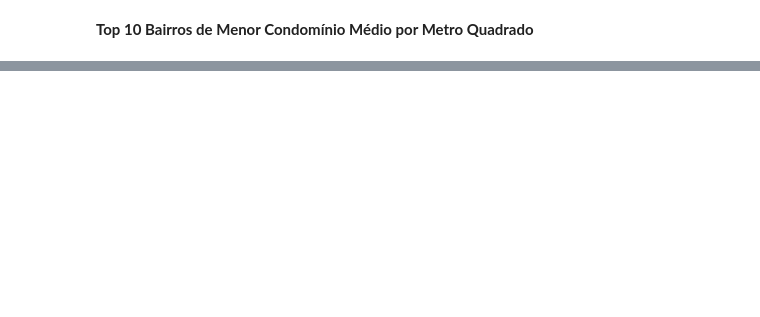
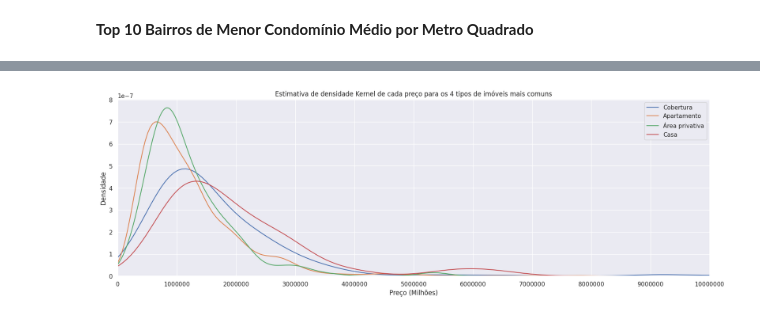
Before and after one commit to arthurlm1234/Estudo-Residencial-BH, a Jupyter notebook: plots.ipynb, the cells around one changed output, grey strips where cells are left out. Cells and saved outputs as stored; diff of their text form; code cells hidden in the pictures; blank space fills up the shorter version.

```diff
--- a/plots.ipynb
+++ b/plots.ipynb
@@ -145,0 +224,15 @@ plt.show()
+# %%
+sns.set(style="darkgrid")
+
+plt.figure(figsize=(10, 8))
+sns.histplot(data=df, x="Preço", kde=True, bins=500)
+
+plt.title("Histograma preços")
+plt.ylabel('Frequencia')
+
+plt.xlim(0, 10000000)
+
+formatter = ticker.FuncFormatter(lambda x, pos: f'{x/1000000:.0f}M')
+plt.gca().xaxis.set_major_formatter(formatter)
+
+plt.show()
@@ -145,0 +241,34 @@ plt.show()
+# %%
+import pandas as pd
+import seaborn as sns
+import matplotlib.pyplot as plt
+from matplotlib.ticker import ScalarFormatter, MultipleLocator
+
+housing_types = ['Cobertura', 'Apartamento', 'Área privativa', 'Casa']
+filtered_data = df[df['Tipo Imóvel'].isin(housing_types)]
+
+plt.figure(figsize=(20, 6))
+
+for housing_type in housing_types:
+    data = filtered_data[filtered_data['Tipo Imóvel'] == housing_type]['Preço']
+    sns.kdeplot(data, label=housing_type, clip=(0, None))
+
+plt.xlabel('Preço (Milhões)')
+plt.ylabel('Densidade')
+plt.title('Estimativa de densidade Kernel de cada preço para os 4 tipos de imóveis mais comuns')
+
+formatter = ScalarFormatter(useOffset=False, useMathText=True)
+formatter.set_scientific(False)
+formatter.set_powerlimits((-3, 4))
+plt.gca().xaxis.set_major_formatter(formatter)
+
+
+major_locator = MultipleLocator(1000000)
+plt.gca().xaxis.set_major_locator(major_locator)
+
+plt.xlim(0, 10000000)
+
+plt.legend()
+plt.show()
+# %% [output]
+[figure, added]
```
Also changed, not shown: parts of 12 cells of this notebook.
